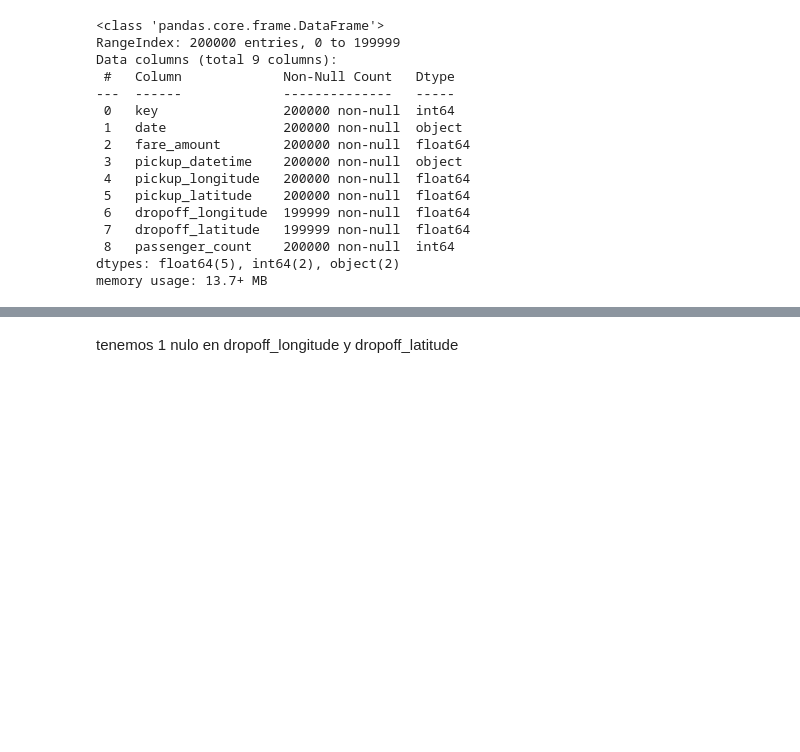
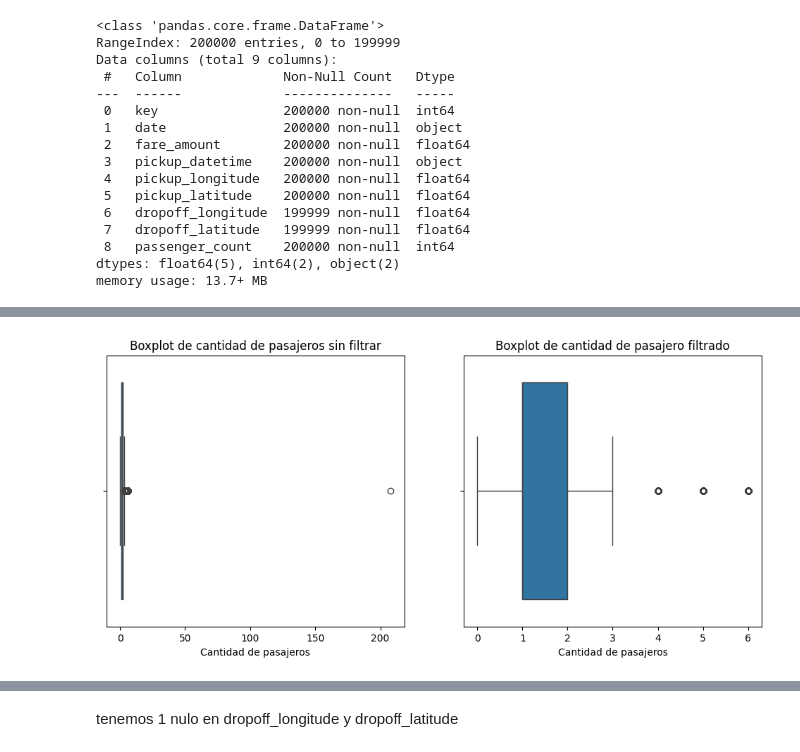
Before and after one commit to CaterinaMartinezD/AA1-TUIA-2025C1-Casado-MartinezDufour, a Jupyter notebook: TP-Regresion-AA1-2025C1.ipynb, the cells around one changed output, grey strips where cells are left out. Drawn from its saved outputs; the diff is of its cells as text; code cells hidden in the pictures; blank space fills up the shorter version.

```diff
--- a/TP-Regresion-AA1-2025C1.ipynb
+++ b/TP-Regresion-AA1-2025C1.ipynb
@@ -84,3 +93,7 @@ Podemos observar a traves del 'df.info' que tenemos 200.000 datos donde las colu
 # %%
 df['pickup_datetime'] = pd.to_datetime(df['pickup_datetime'])                   # Cambia el tipo de dato object -> datetime
 df.dropna(inplace=True)                                                         # Elimina las filas con valores nulos
+
+# Eliminación de columnas que no son de interes
+df = df.drop('key', axis = 1)
+df = df.drop('date', axis = 1)
@@ -93,0 +123,15 @@ plt.show()
+# %%
+plt.figure(figsize=(12,5))
+plt.subplot(1, 2, 1)
+sns.boxplot(x = df['passenger_count'])
+plt.title('Boxplot de cantidad de pasajeros sin filtrar')
+plt.xlabel('Cantidad de pasajeros')
+
+plt.subplot(1, 2, 2)
+sns.boxplot(x = df[df['passenger_count'] < 208]['passenger_count'])
+plt.title('Boxplot de cantidad de pasajero filtrado')
+plt.xlabel('Cantidad de pasajeros')
+
+plt.show()
+# %% [output]
+[figure, added]
```
Also changed, not shown: parts of 17 cells of this notebook.
